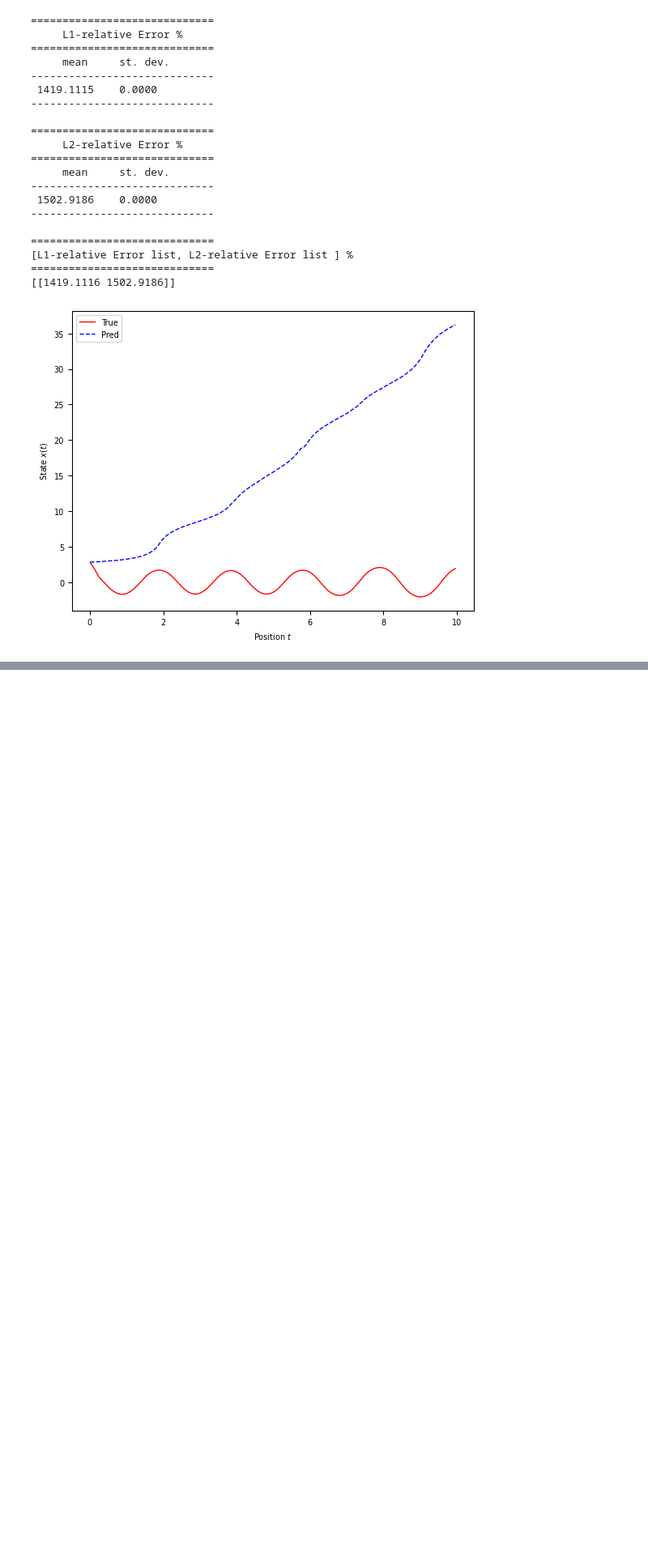
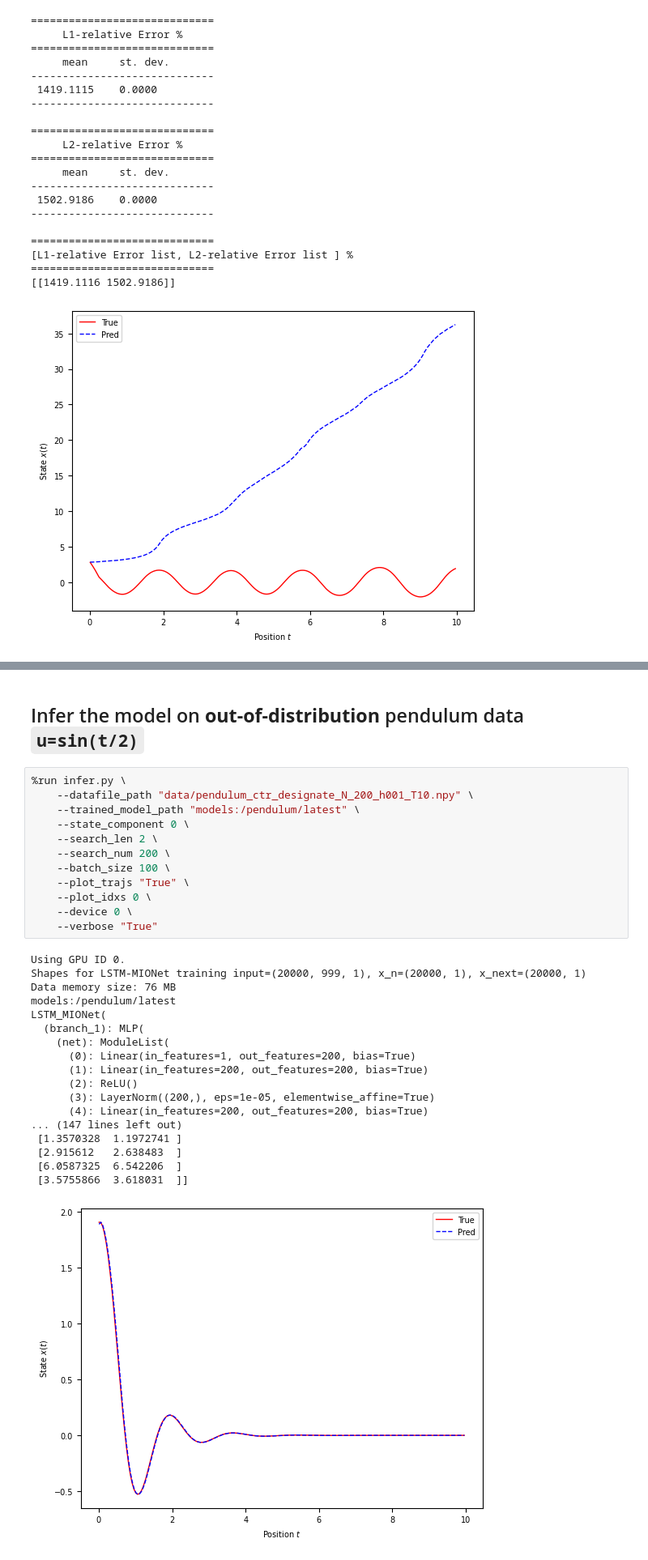
Before and after one commit to moodykong/bayesian-lstm-mionet, a Jupyter notebook: src/workflow_pendulum.ipynb, the cells around one changed output, grey strips where cells are left out. Shown: that part at 81% size. Saved outputs shown, nothing was run; the diff lists cells and outputs as text; blank space fills up the shorter version.

Commit message:
infer out-of-dist data.

```diff
--- a/src/workflow_pendulum.ipynb
+++ b/src/workflow_pendulum.ipynb
@@ -339,0 +360,33 @@ LSTM_MIONet(
+# %% [markdown]
+## Infer the model on **out-of-distribution** pendulum data `u=sin(t/2)`
+# %%
+%run infer.py \
+    --datafile_path "data/pendulum_ctr_designate_N_200_h001_T10.npy" \
+    --trained_model_path "models:/pendulum/latest" \
+    --state_component 0 \
+    --search_len 2 \
+    --search_num 200 \
+    --batch_size 100 \
+    --plot_trajs "True" \
+    --plot_idxs 0 \
+    --device 0 \
+    --verbose "True"
+# %% [output]
+Using GPU ID 0.
+Shapes for LSTM-MIONet training input=(20000, 999, 1), x_n=(20000, 1), x_next=(20000, 1)
+Data memory size: 76 MB
+models:/pendulum/latest
+LSTM_MIONet(
+  (branch_1): MLP(
+    (net): ModuleList(
+      (0): Linear(in_features=1, out_features=200, bias=True)
+      (1): Linear(in_features=200, out_features=200, bias=True)
+      (2): ReLU()
+      (3): LayerNorm((200,), eps=1e-05, elementwise_affine=True)
+      (4): Linear(in_features=200, out_features=200, bias=True)
+... (147 lines left out)
+ [1.3570328  1.1972741 ]
+ [2.915612   2.638483  ]
+ [6.0587325  6.542206  ]
+ [3.5755866  3.618031  ]]
+[figure, added]
```
Also changed, not shown: parts of 3 cells of this notebook, 2 other files.
